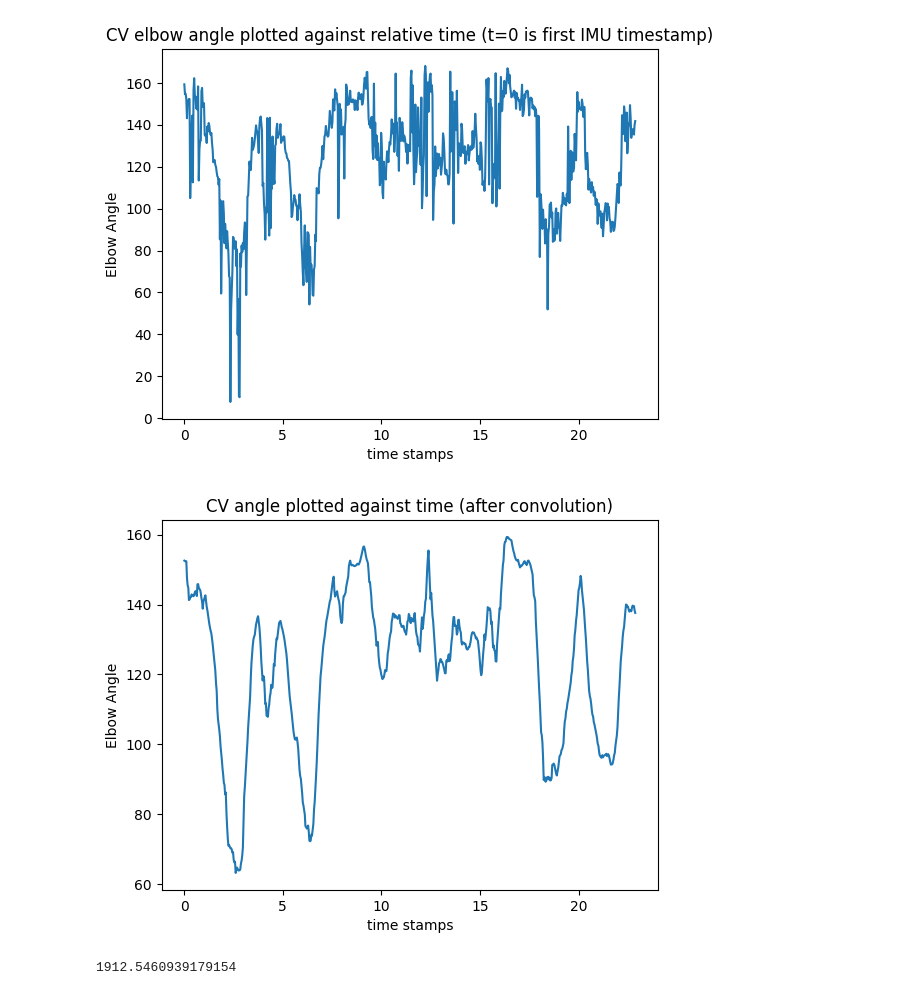
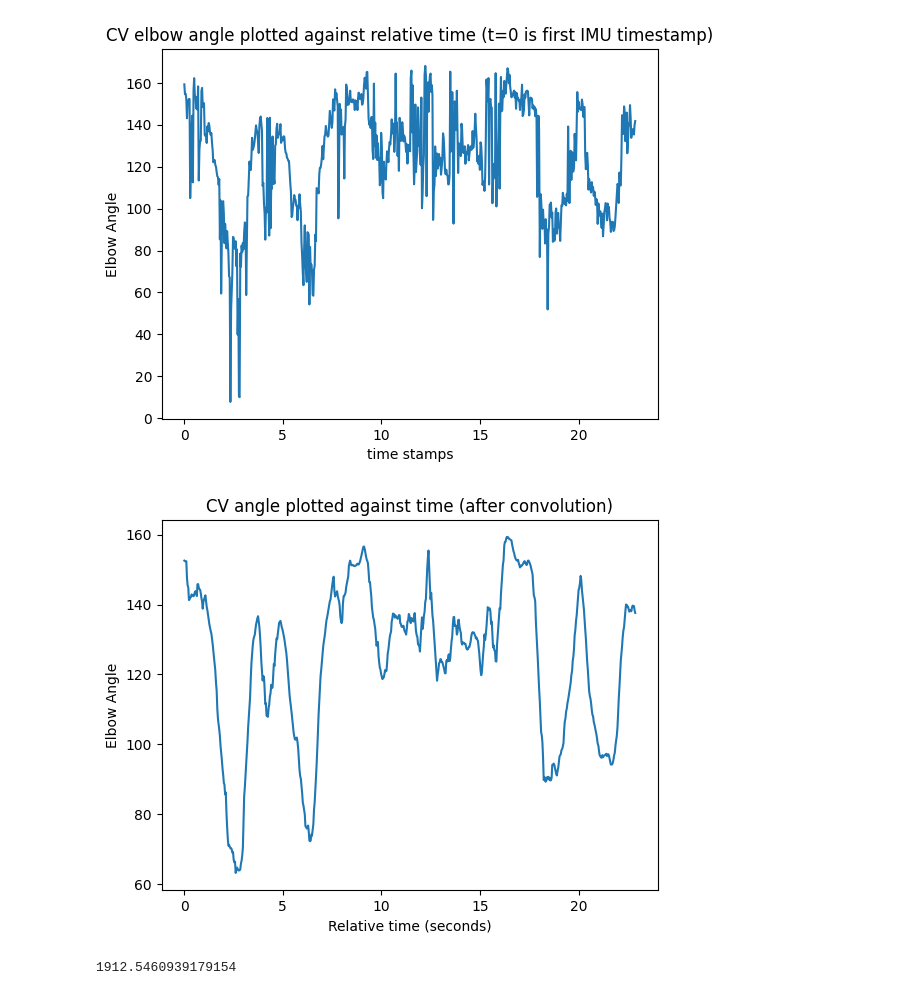
Before and after one commit to Colin-B-Billhardt/Climbing_Tracker, a Jupyter notebook: quaternion_analyses.ipynb, the cells around one changed output. Saved outputs shown, nothing was run; the diff lists cells and outputs as text; code cells hidden in the pictures.

```diff
--- a/quaternion_analyses.ipynb
+++ b/quaternion_analyses.ipynb
@@ -219,28 +180,28 @@ plt.show()
 # %%
 def smooth_signal(angles, window_size):
     smoothed_signal = []
     half = window_size // 2
     for i in range(0, len(angles)):
         if i - half < 0:
             angles_to_avg = angles[0: i + half]
             angles_avg = sum(angles_to_avg) / len(angles_to_avg)
             smoothed_signal.append(angles_avg)
         else:
             angles_to_avg = angles[i - half: i + half + 1] #python slicing is not inclusive so added +1
             angles_avg = sum(angles_to_avg) / len(angles_to_avg)
             smoothed_signal.append(angles_avg)
     return smoothed_signal
 
-x = smooth_signal(CV_angles, 13)
+cv_angle_smoothed = smooth_signal(CV_angles, 13)
 
-plt.plot(relative_time_CV, x)
-plt.xlabel("time stamps")
+plt.plot(relative_time_CV, cv_angle_smoothed)
+plt.xlabel("Relative time (seconds)")
 
 plt.ylabel("Elbow Angle")
 plt.title("CV angle plotted against time (after convolution)")
 plt.show()
 # %% [output]
-[figure, old version]
+[figure, new version]
 # %%
 """CV angles interpolated on IMU time axis. Each angle coincides with a relative
 time frame from IMU time axis"""
```
Also changed, not shown: parts of 11 cells of this notebook.
